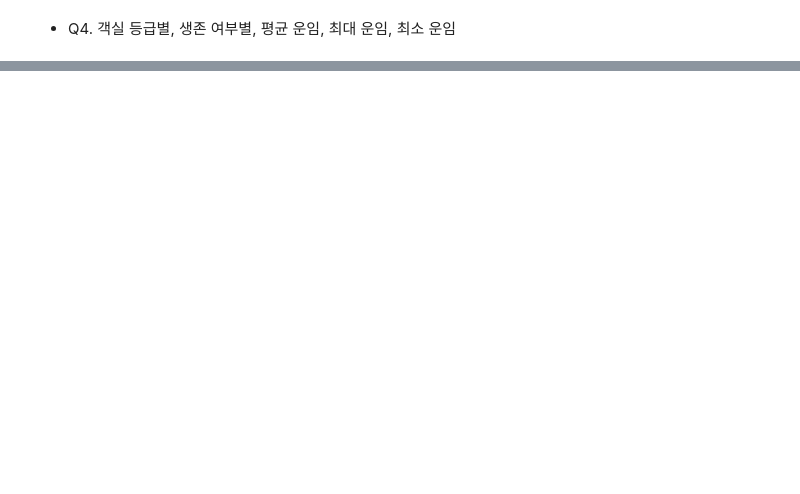
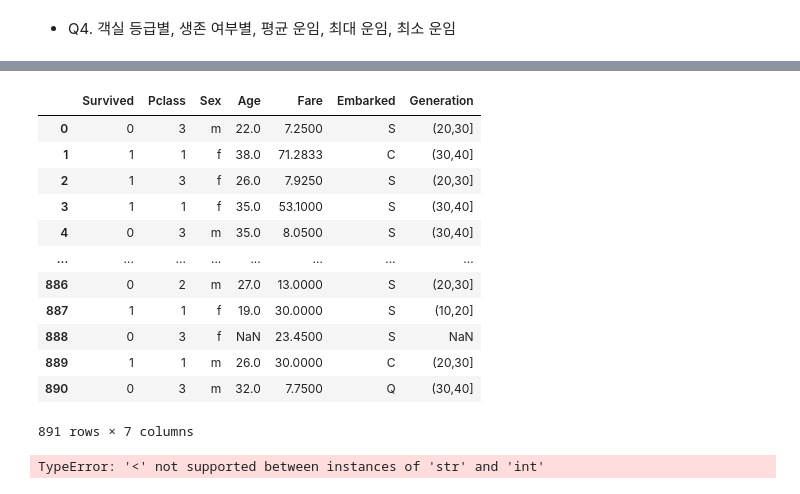
Before and after one commit to cyeongy/kt-aivle, a Jupyter notebook: data_processing/01_Pandas_리마인드.ipynb, the cells around one changed output, grey strips where cells are left out. Cells and saved outputs as stored; diff of their text form; code cells hidden in the pictures; blank space fills up the shorter version.

```diff
--- a/data_processing/01_Pandas_리마인드.ipynb
+++ b/data_processing/01_Pandas_리마인드.ipynb
@@ -71,3 +382,6 @@ Q2. boston의 shape를 확인합니다.
 * Q1. 아래 링크를 titanic 변수에 저장하시오.
 
     * https://raw.githubusercontent.com/DA4BAM/dataset/master/titanic.0.csv
+# %%
+titanic = pd.read_csv('https://raw.githubusercontent.com/DA4BAM/dataset/master/titanic.0.csv')
+titanic.head()
@@ -75,3 +396,9 @@ Q2. boston의 shape를 확인합니다.
 * Q2. 연령대( (0,10], (10,20], (20,30], (30,40], (40,50], (50,100]) ) 칼럼을 추가하시오.
 
     * (0,10] : 0보다 크고, 10보다 작거나 같다.
+# %%
+gens = [0, 10, 20, 30, 40, 50, 100]
+labels = ['(0,10]', '(10,20]', '(20,30]', '(30,40]', '(40,50]', '(50,100])']
+
+titanic['Generation'] = pd.cut(titanic['Age'], labels=labels, bins=gens)
+titanic[['Age', 'Generation']]
@@ -78,2 +419,6 @@ Q2. boston의 shape를 확인합니다.
 # %% [markdown]
 * Q3. PassengerId, Name, SibSp, Parch, Ticket, Cabin 열을 삭제하시오.
+# %%
+titanic.head()
+titanic.drop(['PassengerId', 'Name', 'SibSp', 'Parch', 'Ticket', 'Cabin'], axis=1, inplace=True)
+titanic.head()
@@ -80,2 +432,4 @@ Q2. boston의 shape를 확인합니다.
 # %% [markdown]
 * Q4. 성별(Sex) - male, female의 값을 m, f로 변경하시오.
+# %%
+titanic['Sex'] = titanic['Sex'].map({'male': 'm', 'female': 'f'})
@@ -93,0 +490,20 @@ Q2. boston의 shape를 확인합니다.
+# %%
+titanic
+# %% [output]
+|  | Survived | Pclass | Sex | Age | Fare | Embarked | Generation |
+| 0 | 0 | 3 | m | 22.0 | 7.2500 | S | (20,30] |
+| 1 | 1 | 1 | f | 38.0 | 71.2833 | C | (30,40] |
+| 2 | 1 | 3 | f | 26.0 | 7.9250 | S | (20,30] |
+| 3 | 1 | 1 | f | 35.0 | 53.1000 | S | (30,40] |
+| 4 | 0 | 3 | m | 35.0 | 8.0500 | S | (30,40] |
+| ... | ... | ... | ... | ... | ... | ... | ... |
+| 886 | 0 | 2 | m | 27.0 | 13.0000 | S | (20,30] |
+| 887 | 1 | 1 | f | 19.0 | 30.0000 | S | (10,20] |
+| 888 | 0 | 3 | f | NaN | 23.4500 | S | NaN |
+| 889 | 1 | 1 | m | 26.0 | 30.0000 | C | (20,30] |
+| 890 | 0 | 3 | m | 32.0 | 7.7500 | Q | (30,40] |
+891 rows × 7 columns
+# %%
+titanic.loc[titanic['Age'] < 20, 'Age'] = ' isBaby'
+# %% [output]
+TypeError: '<' not supported between instances of 'str' and 'int'
```
Also changed, not shown: parts of 40 cells of this notebook, 2 other files.
